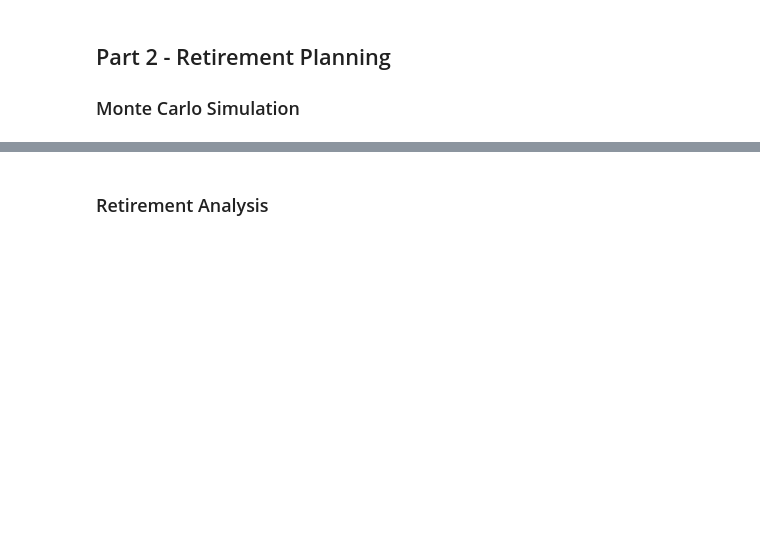
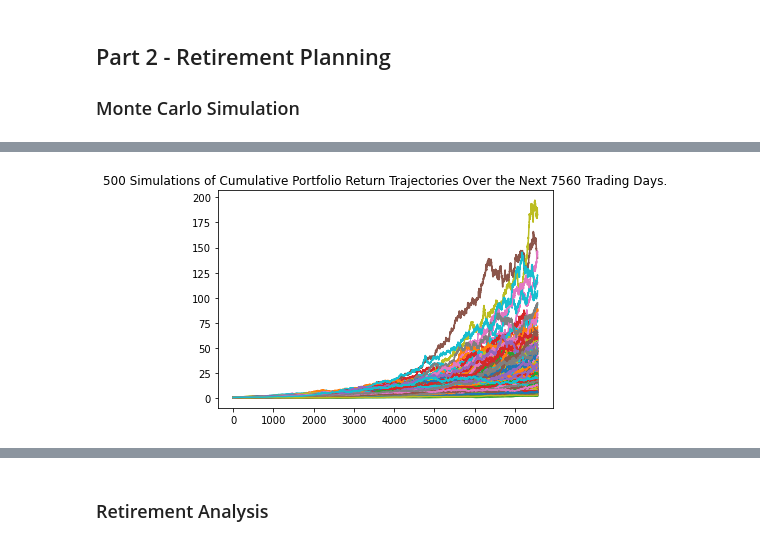
Before and after one commit to malkawenedal/Financial-Planning, a Jupyter notebook: Unit 5 Homework/Starter_Code/financial-planner.ipynb, the cells around one changed output, grey strips where cells are left out. Saved outputs shown, nothing was run; the diff lists cells and outputs as text; code cells hidden in the pictures; blank space fills up the shorter version.

Commit message:
Monte Carlo Simulation

```diff
--- a/Unit 5 Homework/Starter_Code/financial-planner.ipynb
+++ b/Unit 5 Homework/Starter_Code/financial-planner.ipynb
@@ -179,12 +178,23 @@ Congratulations! You have enough money in your emergency fund.
 # %%
 # Set start and end dates of five years back from today.
 # Sample results may vary from the solution based on the time frame chosen
-start_date = pd.Timestamp('2016-05-01', tz='America/New_York').isoformat()
-end_date = pd.Timestamp('2021-05-01', tz='America/New_York').isoformat()
+start_date = pd.Timestamp('2016-12-11', tz='America/New_York').isoformat()
+end_date = pd.Timestamp('2021-12-11', tz='America/New_York').isoformat()
 # %%
 # Get 5 years' worth of historical data for SPY and AGG
 # (use a limit=1000 parameter to call the most recent 1000 days of data)
-# YOUR CODE HERE!
+ticker= ["AGG","SPY"]
+
+df_stock_data= alpaca.get_barset(
+    ticker,
+    timeframe,
+    start=start_date,
+    end=end_date,
+    limit=1000,
+).df
+
+
+
 
 # Display sample data
 df_stock_data.head()
@@ -190,0 +210,8 @@ df_stock_data.head()
+# %%
+# Configuring a Monte Carlo simulation to forecast 30 years cumulative returns
+MC_30year= MCSimulation(
+    portfolio_data = df_stock_data,
+     weights = [.40,.60],
+    num_simulation = 500,
+    num_trading_days = 252*30
+)
@@ -200,5 +273,7 @@ df_stock_data.head()
 # %%
 # Plot simulation outcomes
-# YOUR CODE HERE!
+line_plot = MC_30year.plot_simulation()
+# %% [output]
+[figure, added]
 # %%
 # Plot probability distribution and confidence intervals
```
Also changed, not shown: parts of 9 cells of this notebook.
